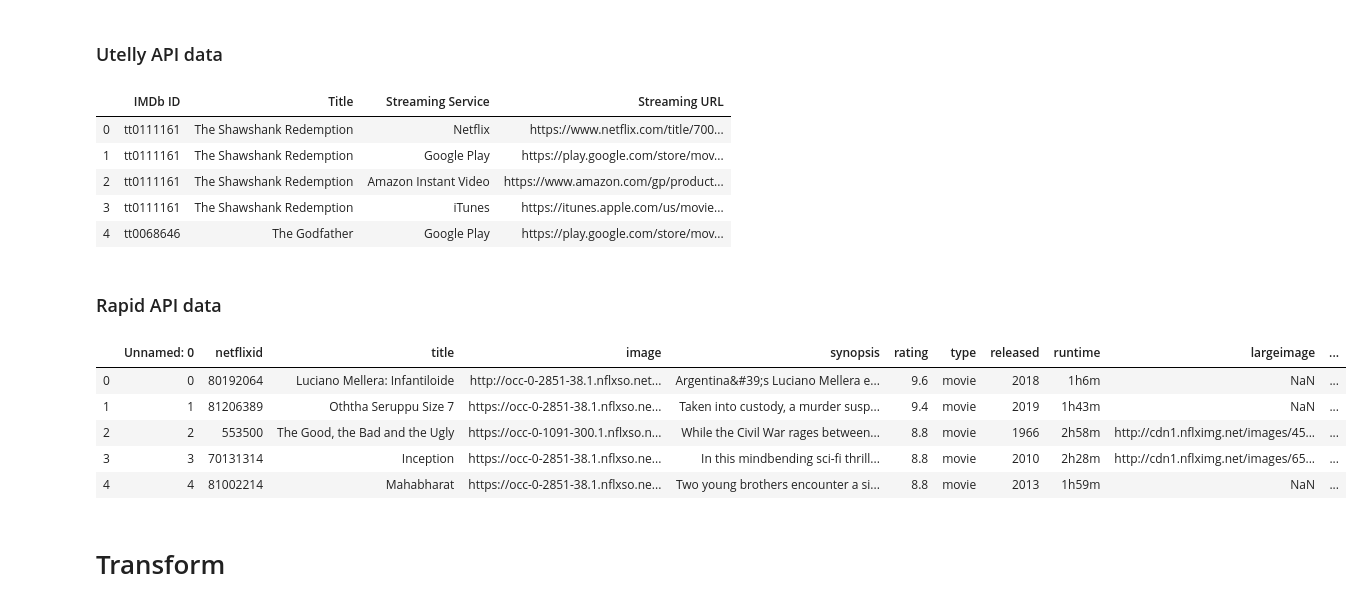
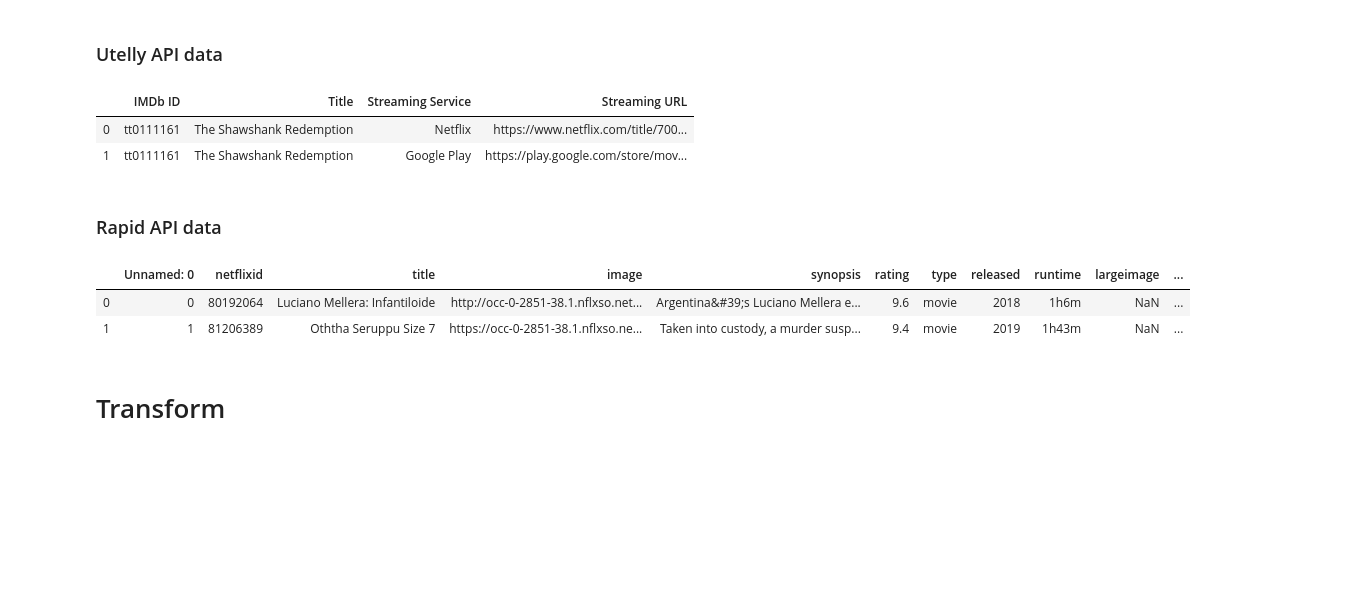
Before and after one commit to Latha-G/ETL-Project, a Jupyter notebook: Transform.ipynb, the cells around one changed output. Saved outputs shown, nothing was run; the diff lists cells and outputs as text; code cells hidden in the pictures; blank space fills up the shorter version.

```diff
--- a/Transform.ipynb
+++ b/Transform.ipynb
@@ -18,15 +24,12 @@ omdb_df = df_raw.loc[df_raw['Error'].isna()]
 ### Utelly API data
 # %%
 # Reading csv file from raw data to pandas
-df_raw_service = pd.read_csv('../Output/streaming_df.csv')
-df_raw_service.head()
+df_raw_service = pd.read_csv('../ETL-Project/Output/streaming_df.csv')
+df_raw_service.head(2)
 # %% [output]
 |  | IMDb ID | Title | Streaming Service | Streaming URL |
 | 0 | tt0111161 | The Shawshank Redemption | Netflix | https://www.netflix.com/title/700... |
 | 1 | tt0111161 | The Shawshank Redemption | Google Play | https://play.google.com/store/mov... |
-| 2 | tt0111161 | The Shawshank Redemption | Amazon Instant Video | https://www.amazon.com/gp/product... |
-| 3 | tt0111161 | The Shawshank Redemption | iTunes | https://itunes.apple.com/us/movie... |
-| 4 | tt0068646 | The Godfather | Google Play | https://play.google.com/store/mov... |
 # %%
 # Cleaning data by removing rows with no data available
 df_raw_service = df_raw_service.dropna(how = 'any')
@@ -34,15 +37,12 @@ df_raw_service = df_raw_service.dropna(how = 'any')
 ### Rapid API data
 # %%
 # Reading csv file from raw data to pandas
-df_raw_netflix = pd.read_csv('../Output/netflix_all_pages.csv')
-df_raw_netflix.head()
+df_raw_netflix = pd.read_csv('../ETL-Project/Output/netflix_all_pages.csv')
+df_raw_netflix.head(2)
 # %% [output]
 |  | Unnamed: 0 | netflixid | title | image | synopsis | rating | type | released | runtime | largeimage | ... |
 | 0 | 0 | 80192064 | Luciano Mellera: Infantiloide | http://occ-0-2851-38.1.nflxso.net... | Argentina&#39;s Luciano Mellera e... | 9.6 | movie | 2018 | 1h6m | NaN | ... |
 | 1 | 1 | 81206389 | Oththa Seruppu Size 7 | https://occ-0-2851-38.1.nflxso.ne... | Taken into custody, a murder susp... | 9.4 | movie | 2019 | 1h43m | NaN | ... |
-| 2 | 2 | 553500 | The Good, the Bad and the Ugly | https://occ-0-1091-300.1.nflxso.n... | While the Civil War rages between... | 8.8 | movie | 1966 | 2h58m | http://cdn1.nflximg.net/images/45... | ... |
-| 3 | 3 | 70131314 | Inception | https://occ-0-2851-38.1.nflxso.ne... | In this mindbending sci-fi thrill... | 8.8 | movie | 2010 | 2h28m | http://cdn1.nflximg.net/images/65... | ... |
-| 4 | 4 | 81002214 | Mahabharat | https://occ-0-2851-38.1.nflxso.ne... | Two young brothers encounter a si... | 8.8 | movie | 2013 | 1h59m | NaN | ... |
 # %%
 # Cleaning data by removing rows with no data available
 df_raw_netflix = df_raw_netflix.dropna(how = 'any')
```
Also changed, not shown: parts of 5 cells of this notebook.
